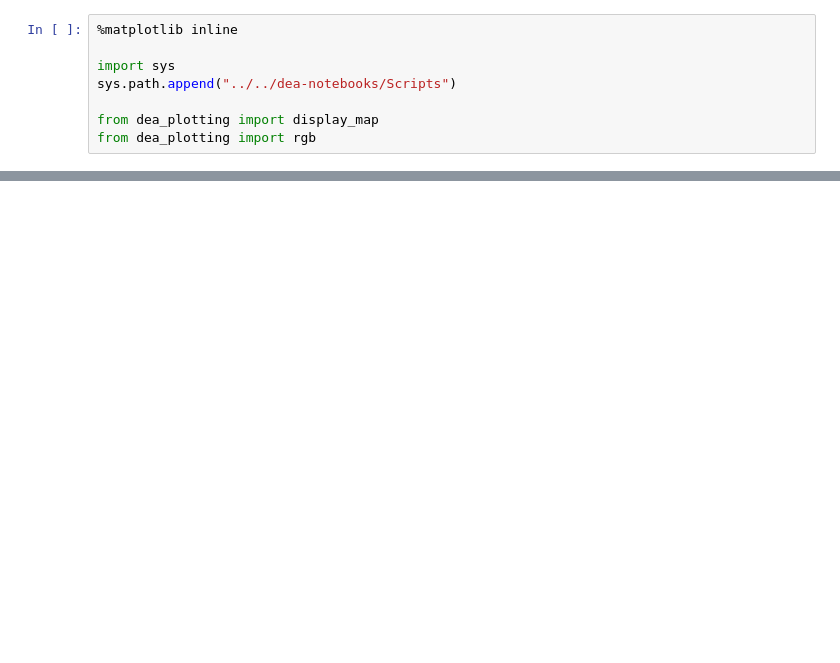
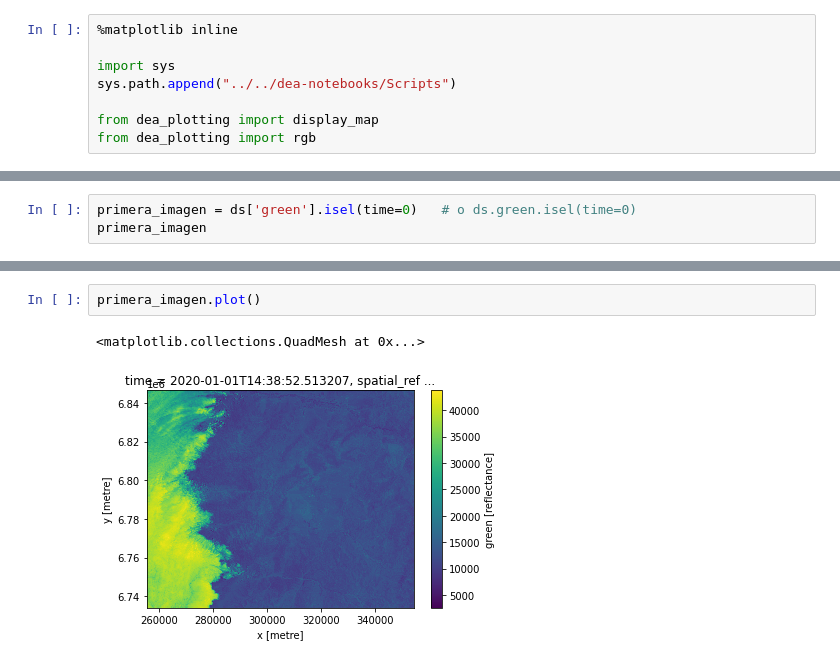
Before and after one commit to Data-Observatory/DataCubeTraining, a Jupyter notebook: basic/01_Carga_datos.ipynb, the cells around one changed output, grey strips where cells are left out. Saved outputs shown, nothing was run; the diff lists cells and outputs as text; blank space fills up the shorter version.

```diff
--- a/basic/01_Carga_datos.ipynb
+++ b/basic/01_Carga_datos.ipynb
@@ -217,0 +248,3 @@ display_map(x=(-72, -70), y=(-33, -32))
+# %%
+primera_imagen = ds['green'].isel(time=0)   # o ds.green.isel(time=0)
+primera_imagen
@@ -217,0 +285,5 @@ display_map(x=(-72, -70), y=(-33, -32))
+# %%
+primera_imagen.plot()
+# %% [output]
+<matplotlib.collections.QuadMesh at 0x...>
+[figure, added]
```
Also changed, not shown: parts of 25 cells of this notebook.
